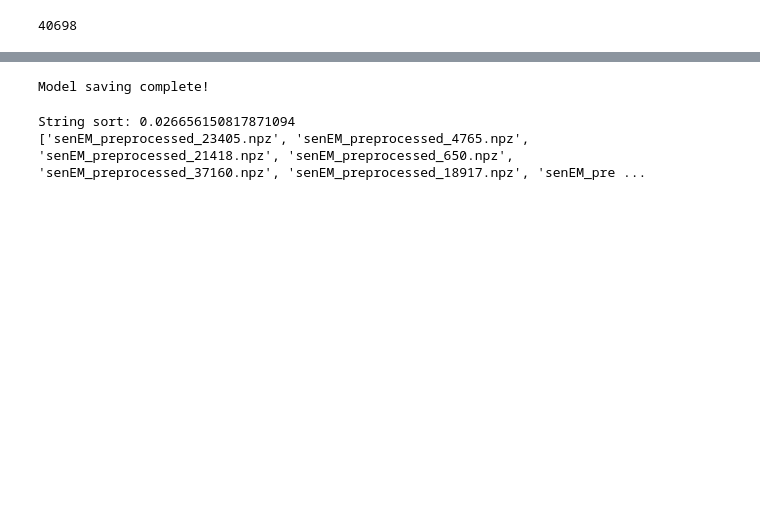
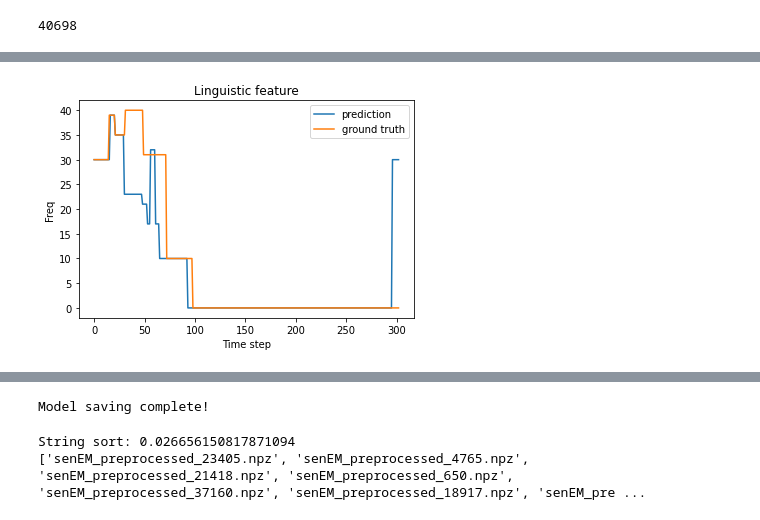
Before and after one commit to awesomericky/Speech2Pickup, a Jupyter notebook: ipynb/SentenceEM.ipynb, the cells around one changed output, grey strips where cells are left out. Drawn from its saved outputs; the diff is of its cells as text; code cells hidden in the pictures; blank space fills up the shorter version.

```diff
--- a/ipynb/SentenceEM.ipynb
+++ b/ipynb/SentenceEM.ipynb
@@ -457,8 +448,15 @@ print(len(indexs))
 # %%
 # Train
 
-wandb.init(project='Speech2Pickup', name='sentenceEM_lr:0.001_single')
-model_save_freq = 5
+wandb_config = {'batch_size':64,
+                'learning_rate': 0.001,
+                'loss_weight (linguistic, acoustic)': (10, 0.005),
+                'channel_type': 'single',
+                'n_mels': 40,
+                'seed': 1,
+                'date': 2020-11-28}
+wandb.init(project='Speech2Pickup', name='sentenceEM', config=wandb_config)
+model_save_freq = 1
 for i in range(epochs):
     try:
         print('='*20)
@@ -584,3 +570,6 @@ Loading data 64/3200
 
 tf.keras.backend.clear_session()
 del sen_em_model
+# %%
+# Load model (model compiling should be done first)
+sen_em_model.model.load_weights('/content/drive/MyDrive/Speech2Pickup/sentenceEM_model/total_model/sentenceEM_total_model')
@@ -586,0 +625,5 @@ del sen_em_model
+# %%
+# Set word dictionary to check output of model later
+
+relative_script_directory_path = './drive/MyDrive/Speech2Pickup/train_script'
+word_dic, word_dic_size = make_word_dictionary(relative_script_directory_path)
@@ -586,0 +644,65 @@ del sen_em_model
+# %%
+# Check output of loaded model
+
+import matplotlib.pyplot as plt
+import librosa.display
+
+relative_data_directory_path = '/content/drive/MyDrive/Speech2Pickup/data_v2.2_single_channel'
+file_name = 'senEM_preprocessed_40009.npz'
+data = load_single_npz_data(relative_data_directory_path=relative_data_directory_path, file_name=file_name)
+acoustic_train_batch = [data['arr_0']]
+linguistic_train_batch = [data['arr_1']]
+acoustic_train_batch = np.array(acoustic_train_batch, dtype=np.float32)
+linguistic_train_batch = np.array(linguistic_train_batch, dtype=np.float32)
+l_out, a_out = sen_em_model.call(acoustic_train_batch)
+
+l_out = np.squeeze(kb.eval(l_out))
+a_out = np.squeeze(kb.eval(a_out))
+l_true = np.squeeze(linguistic_train_batch)
+a_true = np.squeeze(acoustic_train_batch)
+
+l_out = np.argmax(l_out, axis=0)
+l_true = np.argmax(l_true, axis=0)
+
+true_sentence = []
+predicted_sentence = []
+word_dic_keys = list(word_dic.keys())
+n = 0
+for i in l_true:
+  if n==0:
+    true_sentence.append(word_dic_keys[i])
+  elif true_sentence[-1] != word_dic_keys[i]:
+    true_sentence.append(word_dic_keys[i])
+  n += 1
+n = 0
+for i in l_out:
+  if n==0:
+    predicted_sentence.append(word_dic_keys[i])
+  elif predicted_sentence[-1] != word_dic_keys[i]:
+    predicted_sentence.append(word_dic_keys[i])
+  n += 1
+true_sentence = ' '.join(true_sentence)
+predicted_sentence = ' '.join(predicted_sentence)
+print('True: {}'.format(true_sentence))
+print('Predict: {}'.format(predicted_sentence))
+
+fig, ax = plt.subplots(1)
+ax.plot(l_out, label='prediction')
+ax.plot(l_true, label='ground truth')
+ax.set_title('Linguistic feature')
+ax.set_xlabel('Time step')
+ax.set_ylabel('Freq')
+plt.legend()
+plt.show()
+
+fig, ax = plt.subplots(nrows=2, ncols=1, sharex=True, figsize=(25,15))
+img = librosa.display.specshow(data=a_true, sr=8000, hop_length=256,  x_axis='time',
+                            y_axis='mel', cmap='viridis', fmax=4000, ax=ax[0])
+ax[0].set(title='Mel specrogram - ground truth')
+ax[0].label_outer()
+
+img = librosa.display.specshow(data=a_out, sr=8000, hop_length=256,  x_axis='time',
+                            y_axis='mel', cmap='viridis', fmax=4000, ax=ax[1])
+ax[1].set(title='Mel specrogram - prediction')
+ax[1].label_outer()
+# %% [output]
@@ -586,0 +711 @@ del sen_em_model
+[figure, added]
```
Also changed, not shown: parts of 11 cells of this notebook.
